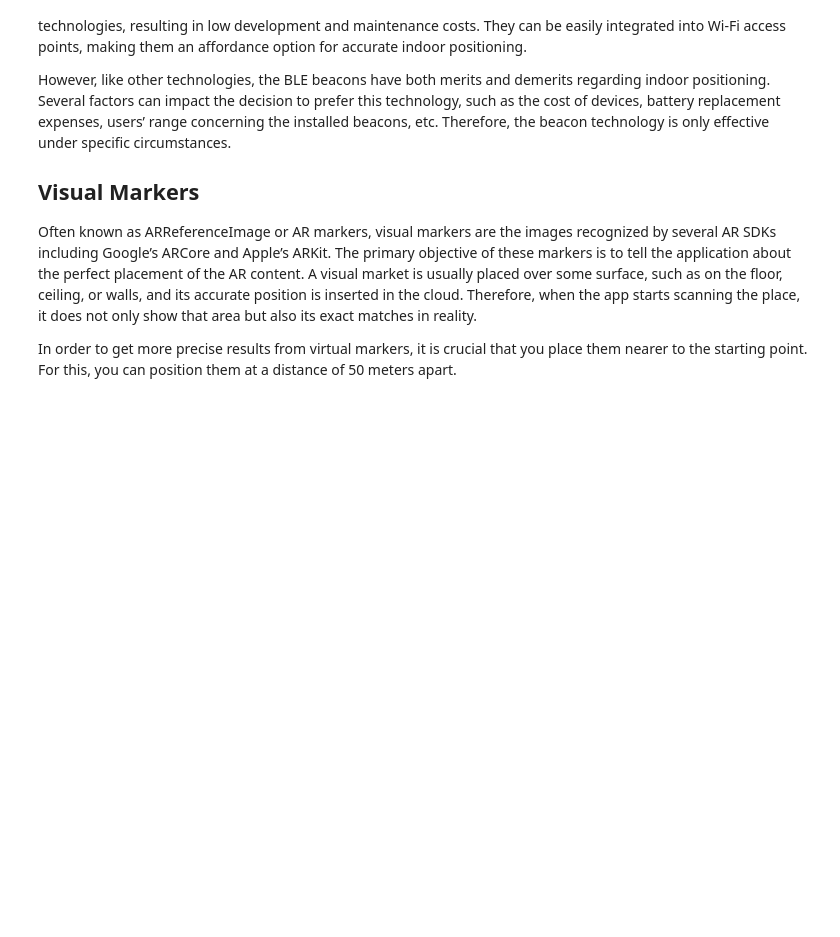
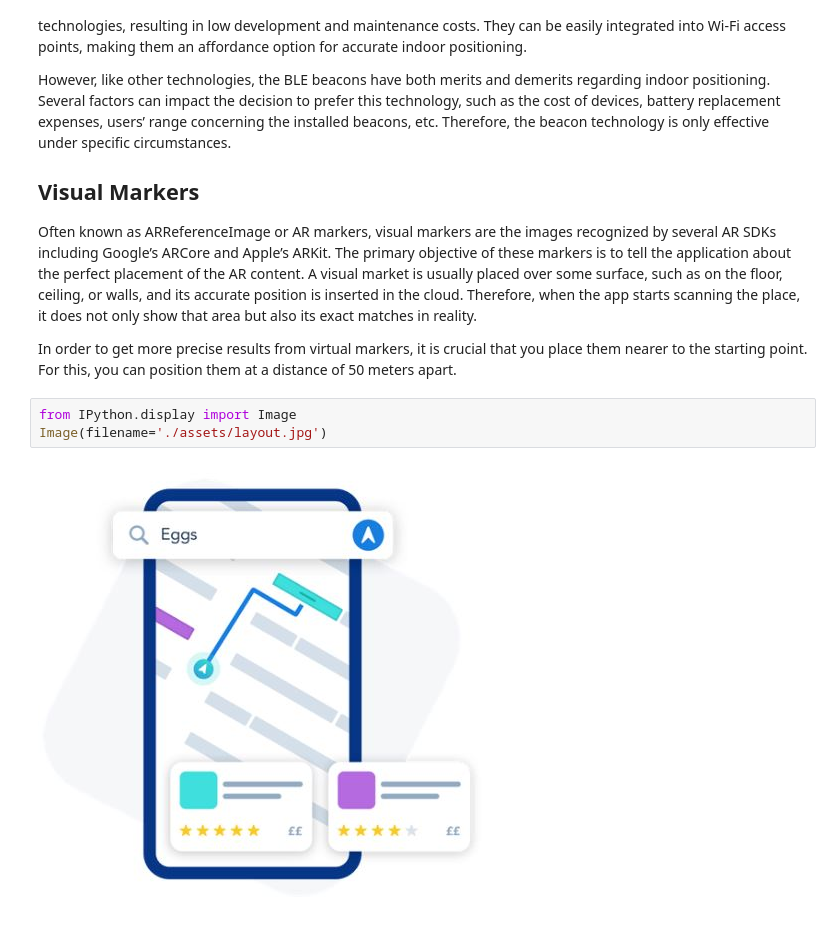
Before and after one commit to Pooshpal/Just-Map-It, a Jupyter notebook: Manual.ipynb, the cells around one changed output. Cells and saved outputs as stored; diff of their text form; blank space fills up the shorter version.

```diff
--- a/Manual.ipynb
+++ b/Manual.ipynb
@@ -52,3 +52,8 @@ However, like other technologies, the BLE beacons have both merits and demerits
 Often known as ARReferenceImage or AR markers, visual markers are the images recognized by several AR SDKs including Google’s ARCore and Apple’s ARKit. The primary objective of these markers is to tell the application about the perfect placement of the AR content. A visual market is usually placed over some surface, such as on the floor, ceiling, or walls, and its accurate position is inserted in the cloud. Therefore, when the app starts scanning the place, it does not only show that area but also its exact matches in reality.
 
 In order to get more precise results from virtual markers, it is crucial that you place them nearer to the starting point. For this, you can position them at a distance of 50 meters apart.
+# %%
+from IPython.display import Image
+Image(filename='./assets/layout.jpg')
+# %% [output]
+[figure, added]
```
